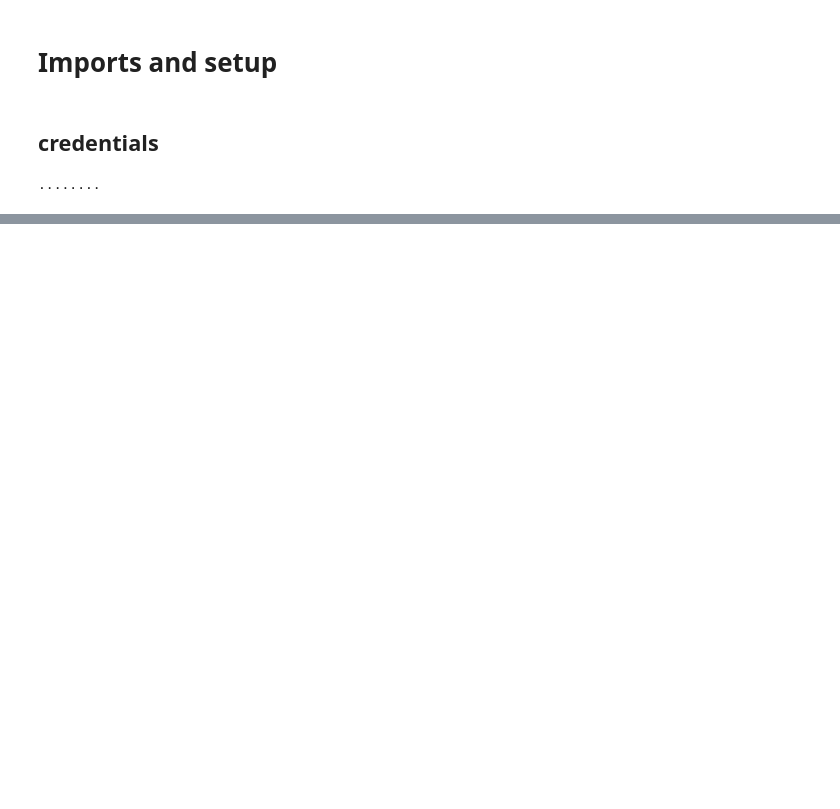
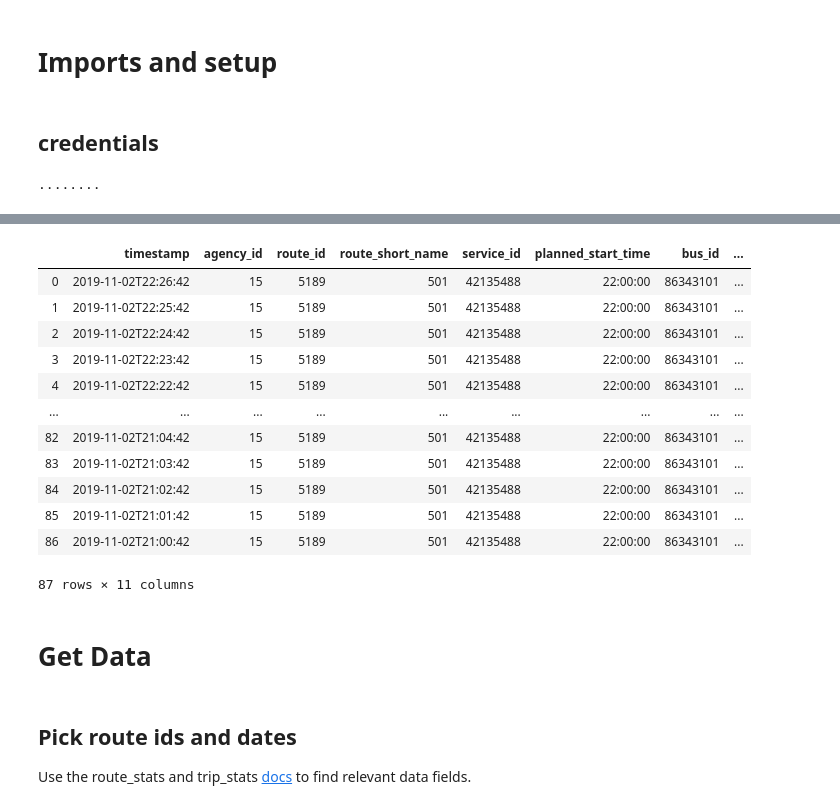
Before and after one commit to hasadna/open-bus, a Jupyter notebook: notebooks/Nativ_plus_get_trips_duration_Nov_2019.ipynb, the cells around one changed output, grey strips where cells are left out. Drawn from its saved outputs; the diff is of its cells as text; code cells hidden in the pictures; blank space fills up the shorter version.

Commit message:
Added siri data query for a selected route

```diff
--- a/notebooks/Nativ_plus_get_trips_duration_Nov_2019.ipynb
+++ b/notebooks/Nativ_plus_get_trips_duration_Nov_2019.ipynb
@@ -31,7 +32,9 @@ from SplunkUtills import splunk_query_builder, read_splunk
 # %% [markdown]
 ## credentials
 # %%
-with open('credentials.json', 'r') as f:
+with open('/Users/awatzman/Documents/OpenBusDocuments/__credentials.json', 'r') as f:
     credentials = json.load(f)
 
-HOST, PORT, USERNAME = credentials.values()
+HOST = credentials['host']
+PORT = credentials['port']
+USERNAME = credentials['username']
@@ -40,4 +41,5 @@ HOST, PORT, USERNAME = credentials.values()
 # %%
-# password = getpass.getpass()
+# avoid saving the password in a file:
+PASSWORD = getpass.getpass()
 # %% [output]
 ········
@@ -45,0 +84,16 @@ HOST, PORT, USERNAME = credentials.values()
+# %%
+query_kwargs = {
+                'index': 'siri',
+                'earliest': '-10d', #=last 10 days
+                'latest': '-7d',
+                #'agency_id': 3,
+                'route_short_name': 501,
+                'route_id': 5189,
+                'planned_start_time': '22:00:00',
+               #'max_columns': 100000,
+               'columns': ['timestamp','agency_id','route_id','route_short_name','service_id','planned_start_time',
+                        'bus_id','predicted_end_time','time_recorded','lat','lon']
+                }
+
+SIRI_data = read_splunk(splunk_query_builder(**query_kwargs),
+          host =  HOST, port = PORT, username = USERNAME, password = PASSWORD)
@@ -45,0 +121,22 @@ HOST, PORT, USERNAME = credentials.values()
+# %%
+SIRI_data
+# %% [output]
+|  | timestamp | agency_id | route_id | route_short_name | service_id | planned_start_time | bus_id | ... |
+| 0 | 2019-11-02T22:26:42 | 15 | 5189 | 501 | 42135488 | 22:00:00 | 86343101 | ... |
+| 1 | 2019-11-02T22:25:42 | 15 | 5189 | 501 | 42135488 | 22:00:00 | 86343101 | ... |
+| 2 | 2019-11-02T22:24:42 | 15 | 5189 | 501 | 42135488 | 22:00:00 | 86343101 | ... |
+| 3 | 2019-11-02T22:23:42 | 15 | 5189 | 501 | 42135488 | 22:00:00 | 86343101 | ... |
+| 4 | 2019-11-02T22:22:42 | 15 | 5189 | 501 | 42135488 | 22:00:00 | 86343101 | ... |
+| ... | ... | ... | ... | ... | ... | ... | ... | ... |
+| 82 | 2019-11-02T21:04:42 | 15 | 5189 | 501 | 42135488 | 22:00:00 | 86343101 | ... |
+| 83 | 2019-11-02T21:03:42 | 15 | 5189 | 501 | 42135488 | 22:00:00 | 86343101 | ... |
+| 84 | 2019-11-02T21:02:42 | 15 | 5189 | 501 | 42135488 | 22:00:00 | 86343101 | ... |
+| 85 | 2019-11-02T21:01:42 | 15 | 5189 | 501 | 42135488 | 22:00:00 | 86343101 | ... |
+| 86 | 2019-11-02T21:00:42 | 15 | 5189 | 501 | 42135488 | 22:00:00 | 86343101 | ... |
+87 rows × 11 columns
+# %% [markdown]
+# Get Data
+# %% [markdown]
+## Pick route ids and dates
+
+Use the route_stats and trip_stats [docs](https://open-bus-gtfs-utils.readthedocs.io/en/latest/trip_stats.html) to find relevant data fields.
```
Also changed, not shown: parts of 18 cells of this notebook.
